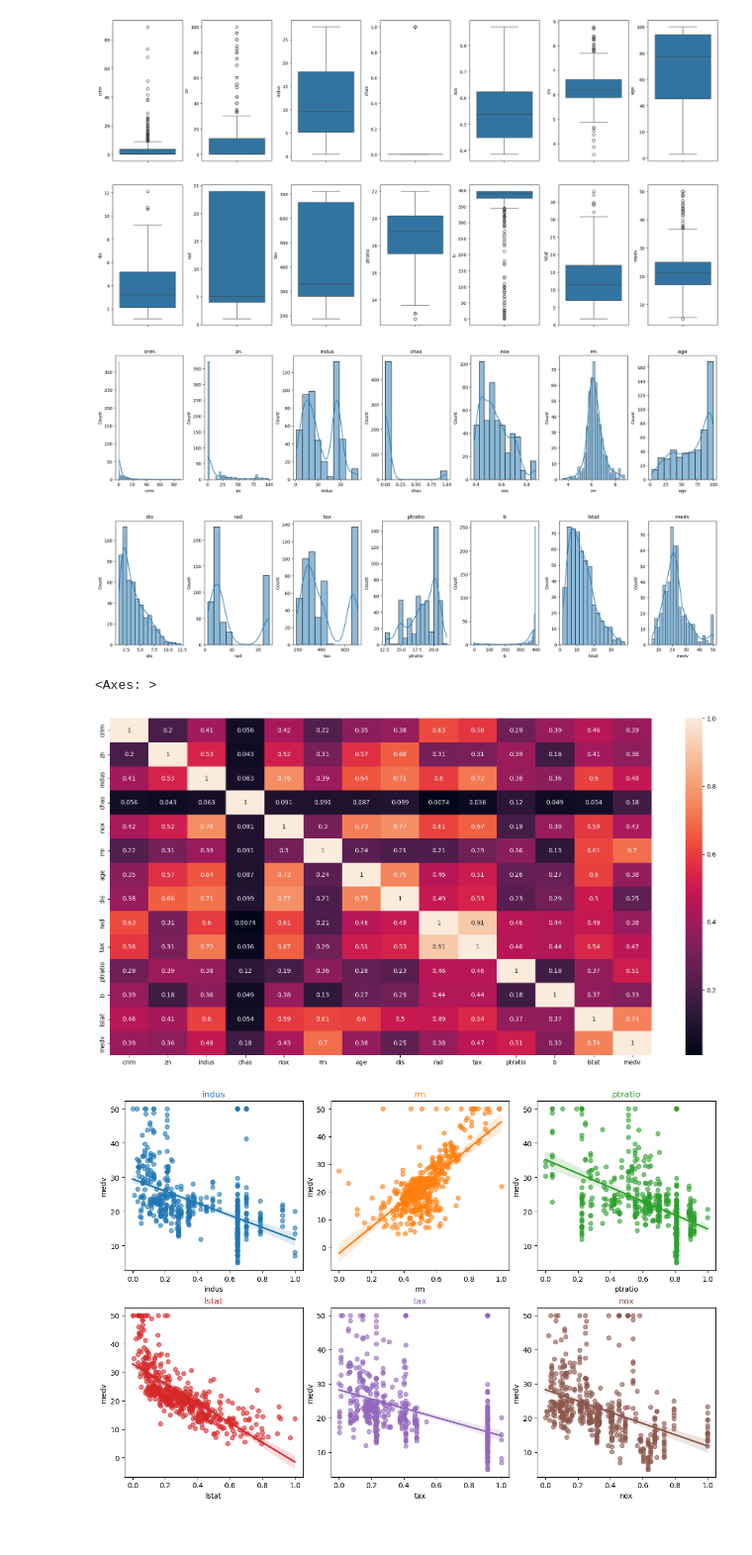
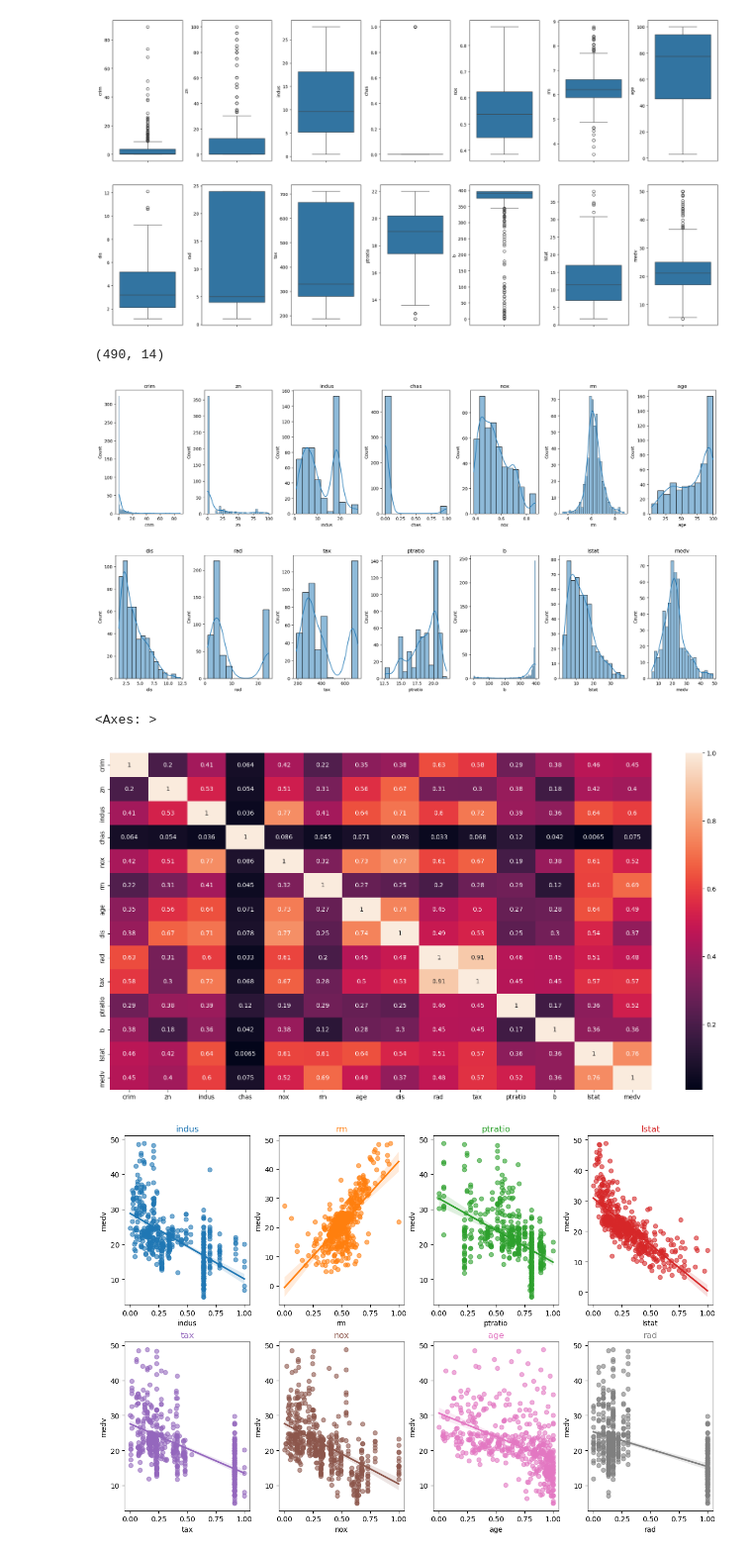
Before and after one commit to Qzanhh/AI-ML-Learning, a Jupyter notebook: 02_end_to_end_ml_project/boston_house_pricing.ipynb, the cells around one changed output. Shown at 99% size. Cells and saved outputs as stored; diff of their text form; code cells hidden in the pictures.

```diff
--- a/02_end_to_end_ml_project/boston_house_pricing.ipynb
+++ b/02_end_to_end_ml_project/boston_house_pricing.ipynb
@@ -83,6 +83,11 @@ for k, v in df.items():
 plt.tight_layout(pad=0.4, w_pad=0.5, h_pad=5.0)
 # %% [output]
 [figure]
+# %%
+df = df[~(df['medv'] >= 50.0)]
+print(np.shape(df))
+# %% [output]
+(490, 14)
 # %%
 fig, axs = plt.subplots(2, 7, figsize=(20, 10))
 axs = axs.flatten()
@@ -91,40 +96,40 @@ for idx, (col, series) in enumerate(df.items()):
     axs[idx].set_title(col)
 plt.tight_layout(pad=0.4, w_pad=0.5, h_pad=5.0)
 # %% [output]
-[figure, old version]
+[figure, new version]
 # %%
 plt.figure(figsize=(20, 10))
 sns.heatmap(df.corr().abs(), annot=True)
 # %% [output]
 <Axes: >
-[figure, old version]
+[figure, new version]
 # %%
 from sklearn import preprocessing
 
 min_max_scaler = preprocessing.MinMaxScaler()
-cols = ['indus', 'rm', 'ptratio', 'lstat', 'tax', 'nox']
+cols = ['indus', 'rm', 'ptratio', 'lstat', 'tax', 'nox', 'age', 'rad']
 
 x = df.loc[:, cols]
 y = df['medv']
 x = pd.DataFrame(min_max_scaler.fit_transform(x), columns=cols)
 
 colors = sns.color_palette(n_colors=len(cols))
 
-fig, axs = plt.subplots(nrows=2, ncols=3, figsize=(12, 8))
+fig, axs = plt.subplots(nrows=2, ncols=4, figsize=(12, 8))
 axs = axs.flatten()
 
 for i, k in enumerate(cols):
     sns.regplot(
         x=x[k], y=y, ax=axs[i],
         scatter_kws={'color': colors[i], 'alpha':0.6},
         line_kws   ={'color': colors[i]}
     )
     axs[i].set_title(k, color=colors[i])
 
 
 plt.tight_layout(pad=0.4, w_pad=0.5, h_pad=0.6)
 # %% [output]
-[figure, old version]
+[figure, new version]
 # %%
 # Preprocessing
 from sklearn.model_selection import train_test_split, cross_val_predict, cross_val_score
```
Also changed, not shown: parts of 2 cells of this notebook.
